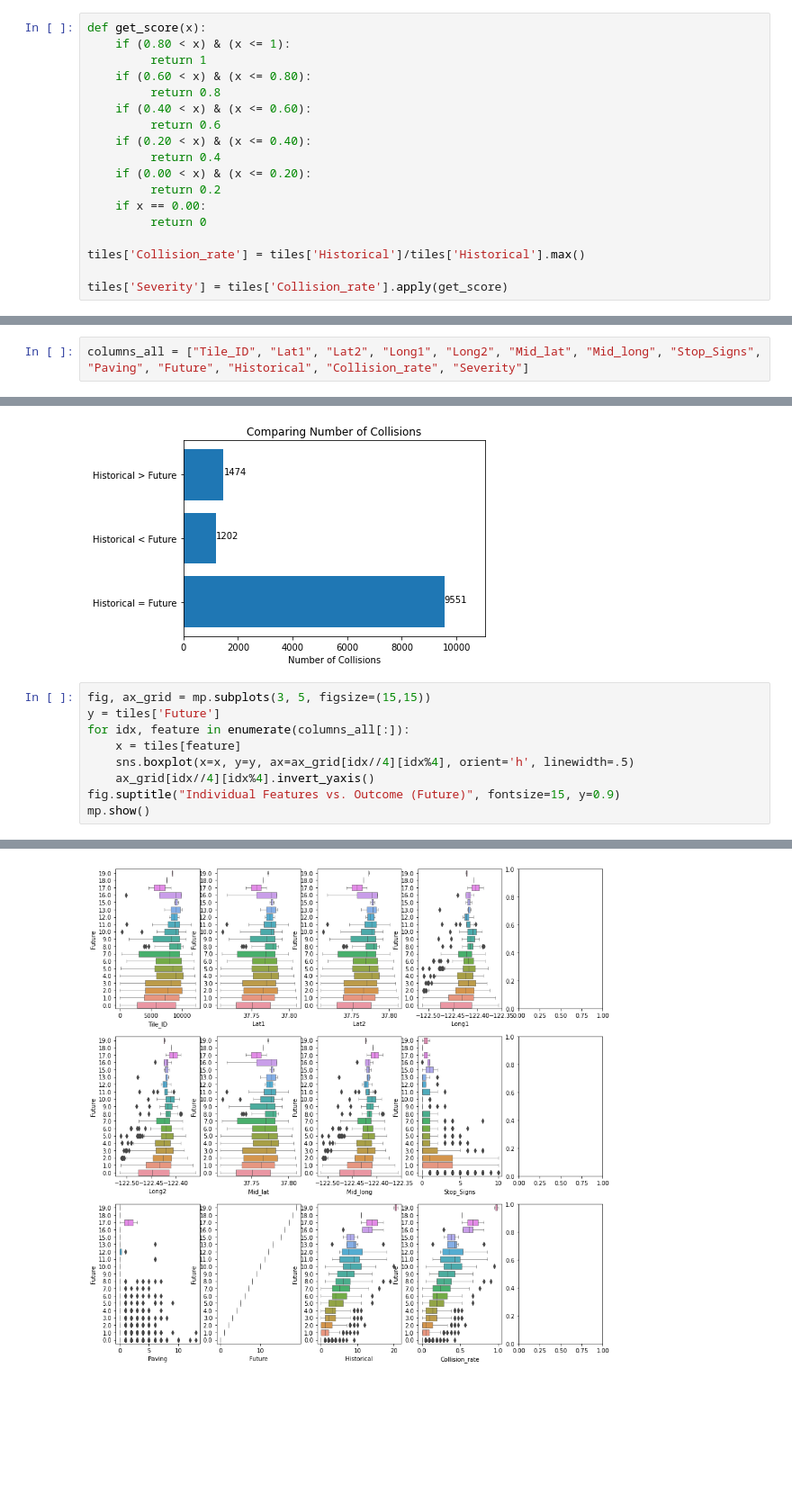
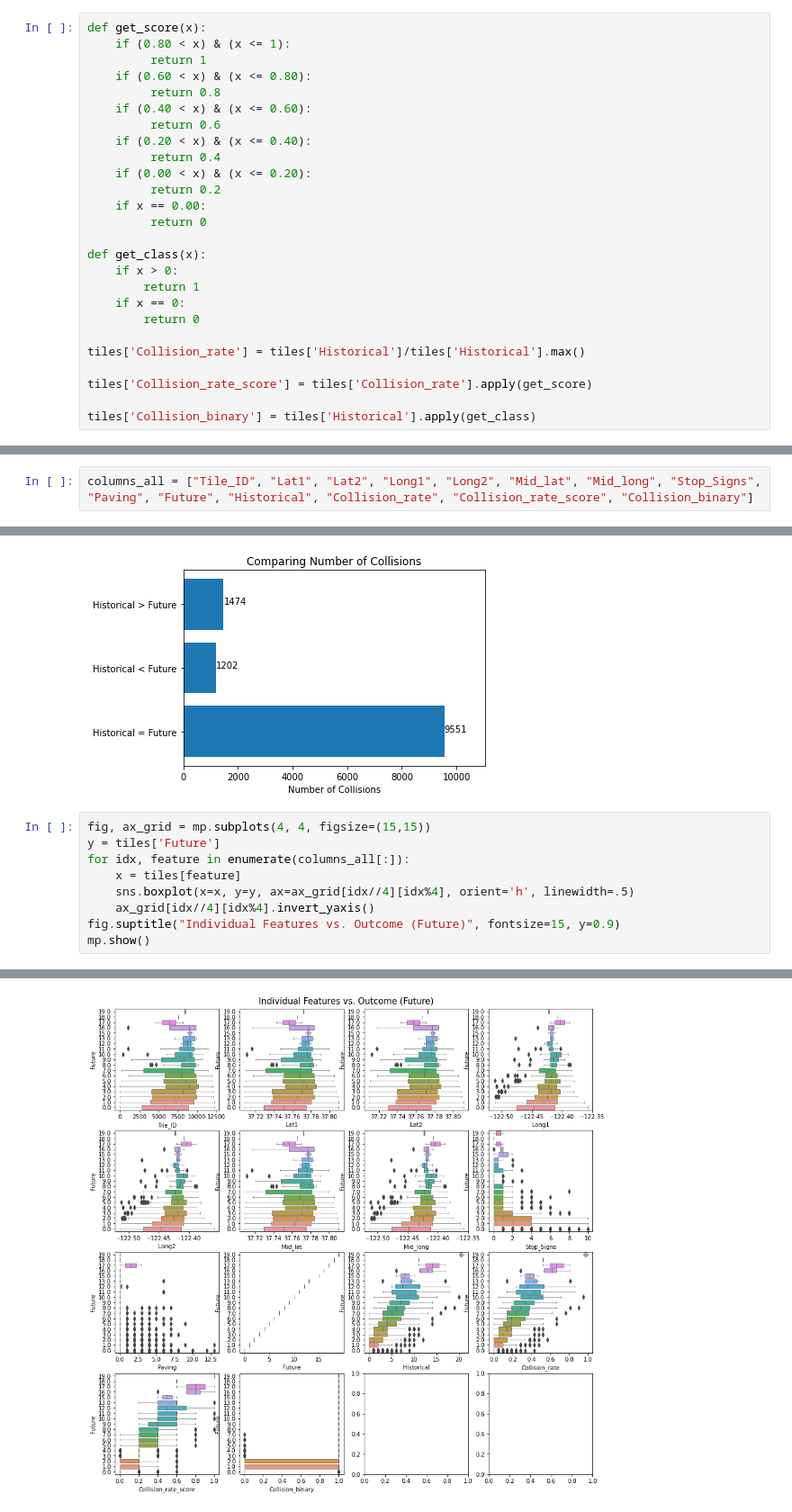
Before and after one commit to arisanguyen/210_Capstone_Aditya_Arisa_Noriel, a Jupyter notebook: Noriel_Expanded_Tiles_With_Street_Characteristics.ipynb, the cells around one changed output, grey strips where cells are left out. Shown at 90% size. Saved outputs shown, nothing was run; the diff lists cells and outputs as text; blank space fills up the shorter version.

```diff
--- a/Noriel_Expanded_Tiles_With_Street_Characteristics.ipynb
+++ b/Noriel_Expanded_Tiles_With_Street_Characteristics.ipynb
@@ -254,9 +259,17 @@ def get_score(x):
     if x == 0.00:
          return 0
 
+def get_class(x):
+    if x > 0:
+        return 1
+    if x == 0:
+        return 0
+
 tiles['Collision_rate'] = tiles['Historical']/tiles['Historical'].max()
 
-tiles['Severity'] = tiles['Collision_rate'].apply(get_score)
+tiles['Collision_rate_score'] = tiles['Collision_rate'].apply(get_score)
+
+tiles['Collision_binary'] = tiles['Historical'].apply(get_class)
 # %%
 #tiles['Historical'].max()
 tiles.sort_values(by=['Historical'], ascending=False)
@@ -322,5 +332,5 @@ memory usage: 1.2 MB
 # %%
-columns_all = ["Tile_ID", "Lat1", "Lat2", "Long1", "Long2", "Mid_lat", "Mid_long", "Stop_Signs", "Paving", "Future", "Historical", "Collision_rate", "Severity"]
+columns_all = ["Tile_ID", "Lat1", "Lat2", "Long1", "Long2", "Mid_lat", "Mid_long", "Stop_Signs", "Paving", "Future", "Historical", "Collision_rate", "Collision_rate_score", "Collision_binary"]
 # %%
 print(tiles.corr())
 # %% [output]
@@ -403,7 +413,7 @@ mp.show()
 # %% [output]
 [figure]
 # %%
-fig, ax_grid = mp.subplots(3, 5, figsize=(15,15))
+fig, ax_grid = mp.subplots(4, 4, figsize=(15,15))
 y = tiles['Future']
 for idx, feature in enumerate(columns_all[:]):
     x = tiles[feature]
@@ -416 +425 @@ IndexError: ignored
-[figure, old version]
+[figure, new version]
```
Also changed, not shown: parts of 19 cells of this notebook.
